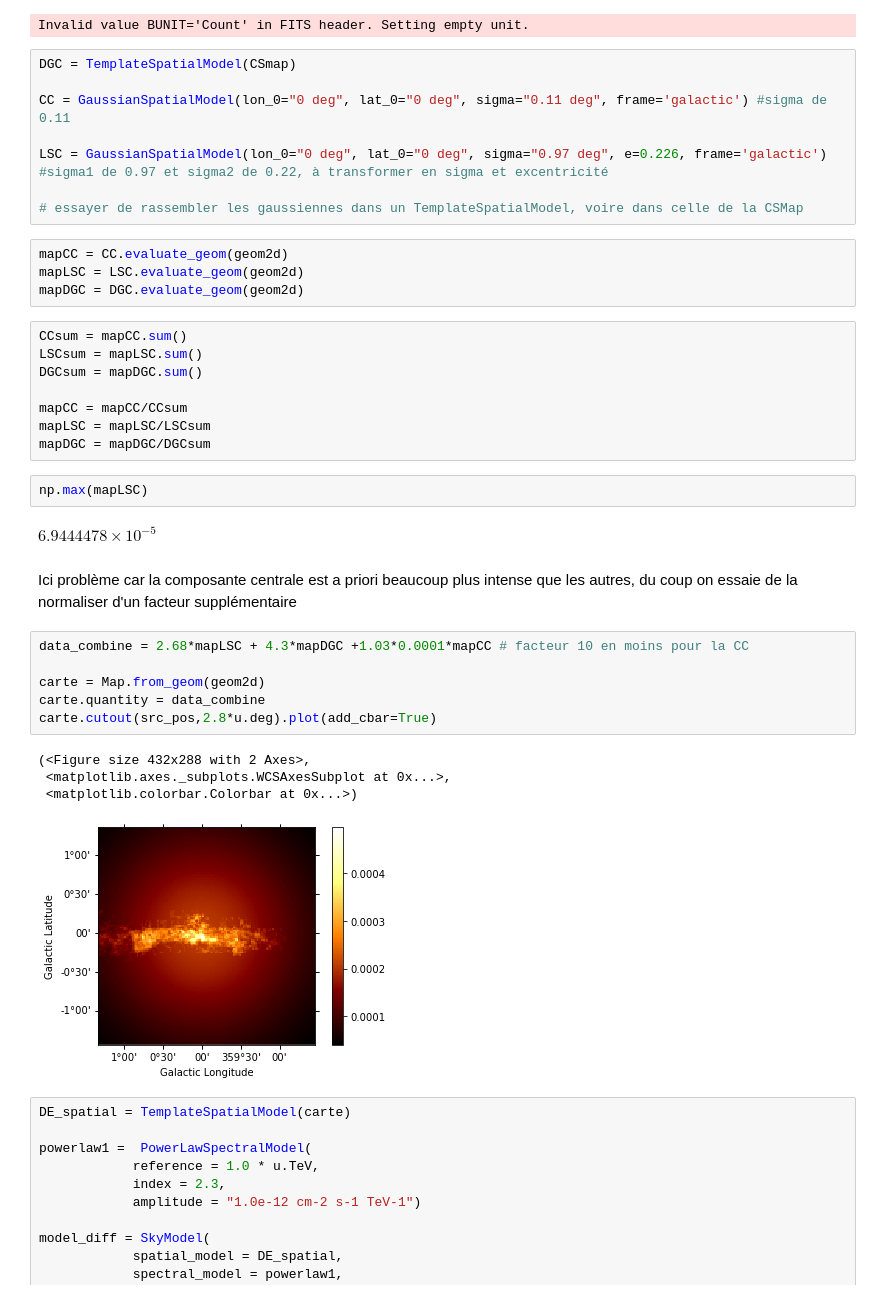
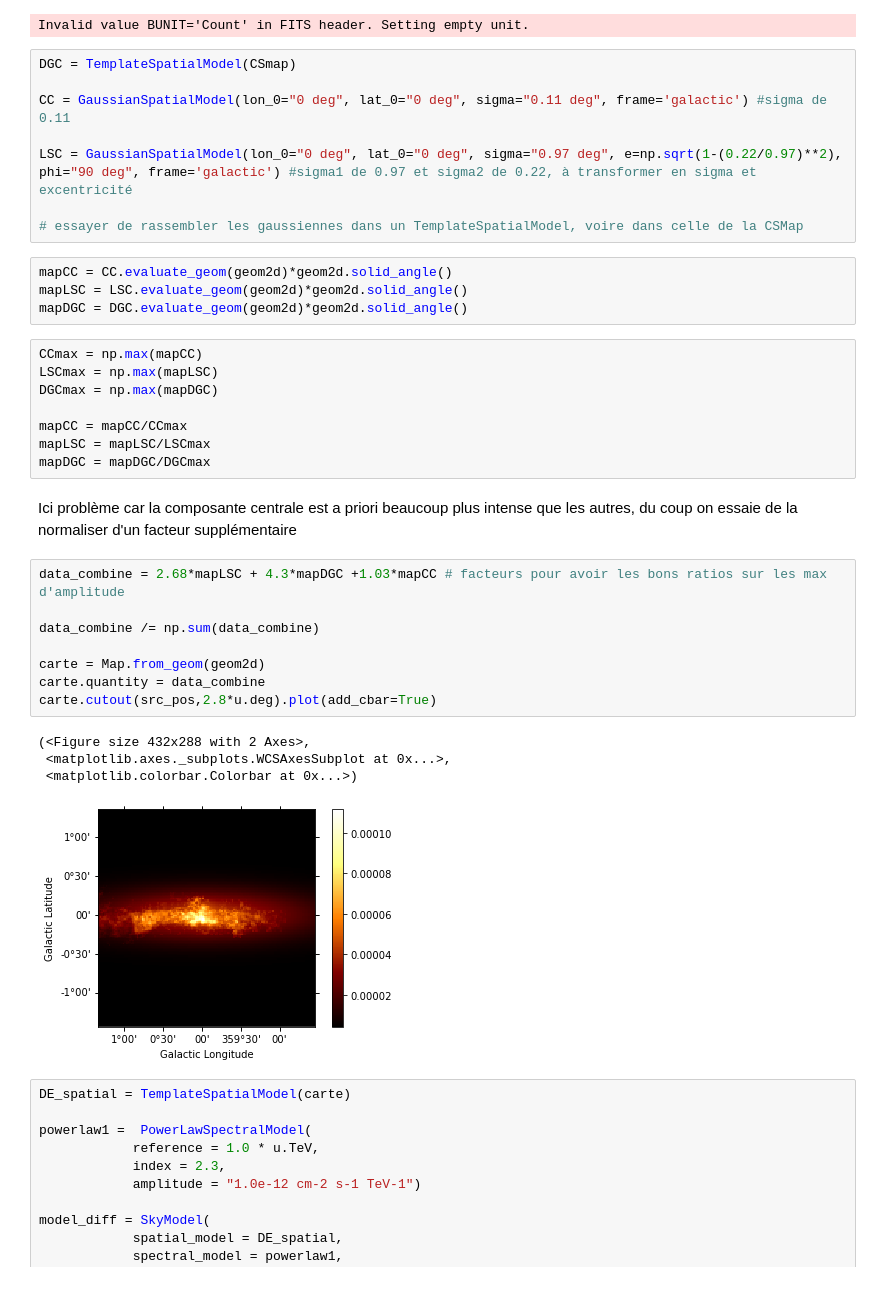
Before and after one commit to SamZouari/hess, a Jupyter notebook: notebooks0.15/analyse3D/evolution_3compin1_diffuse.ipynb, the cells around one changed output. Saved outputs shown, nothing was run; the diff lists cells and outputs as text.

```diff
--- a/notebooks0.15/analyse3D/evolution_3compin1_diffuse.ipynb
+++ b/notebooks0.15/analyse3D/evolution_3compin1_diffuse.ipynb
@@ -190,38 +190,36 @@ DGC = TemplateSpatialModel(CSmap)
 
 CC = GaussianSpatialModel(lon_0="0 deg", lat_0="0 deg", sigma="0.11 deg", frame='galactic') #sigma de 0.11
 
-LSC = GaussianSpatialModel(lon_0="0 deg", lat_0="0 deg", sigma="0.97 deg", e=0.226, frame='galactic') #sigma1 de 0.97 et sigma2 de 0.22, à transformer en sigma et excentricité
+LSC = GaussianSpatialModel(lon_0="0 deg", lat_0="0 deg", sigma="0.97 deg", e=np.sqrt(1-(0.22/0.97)**2), phi="90 deg", frame='galactic') #sigma1 de 0.97 et sigma2 de 0.22, à transformer en sigma et excentricité
 
 # essayer de rassembler les gaussiennes dans un TemplateSpatialModel, voire dans celle de la CSMap
 # %%
-mapCC = CC.evaluate_geom(geom2d)
-mapLSC = LSC.evaluate_geom(geom2d)
-mapDGC = DGC.evaluate_geom(geom2d)
+mapCC = CC.evaluate_geom(geom2d)*geom2d.solid_angle()
+mapLSC = LSC.evaluate_geom(geom2d)*geom2d.solid_angle()
+mapDGC = DGC.evaluate_geom(geom2d)*geom2d.solid_angle()
 # %%
-CCsum = mapCC.sum()
-LSCsum = mapLSC.sum()
-DGCsum = mapDGC.sum()
+CCmax = np.max(mapCC)
+LSCmax = np.max(mapLSC)
+DGCmax = np.max(mapDGC)
 
-mapCC = mapCC/CCsum
-mapLSC = mapLSC/LSCsum
-mapDGC = mapDGC/DGCsum
+mapCC = mapCC/CCmax
+mapLSC = mapLSC/LSCmax
+mapDGC = mapDGC/DGCmax
-# %%
-np.max(mapLSC)
-# %% [output]
-$6.9444478 \times 10^{-5} \; \mathrm{}$
 # %% [markdown]
 Ici problème car la composante centrale est a priori beaucoup plus intense que les autres, du coup on essaie de la normaliser d'un facteur supplémentaire
 # %%
-data_combine = 2.68*mapLSC + 4.3*mapDGC +1.03*0.0001*mapCC # facteur 10 en moins pour la CC
+data_combine = 2.68*mapLSC + 4.3*mapDGC +1.03*mapCC # facteurs pour avoir les bons ratios sur les max d'amplitude
+
+data_combine /= np.sum(data_combine)
 
 carte = Map.from_geom(geom2d)
 carte.quantity = data_combine
 carte.cutout(src_pos,2.8*u.deg).plot(add_cbar=True)
 # %% [output]
 (<Figure size 432x288 with 2 Axes>,
  <matplotlib.axes._subplots.WCSAxesSubplot at 0x...>,
  <matplotlib.colorbar.Colorbar at 0x...>)
-[figure, old version]
+[figure, new version]
 # %%
 DE_spatial = TemplateSpatialModel(carte)
 
```
Also changed, not shown: parts of 16 cells of this notebook, 1 other file.
